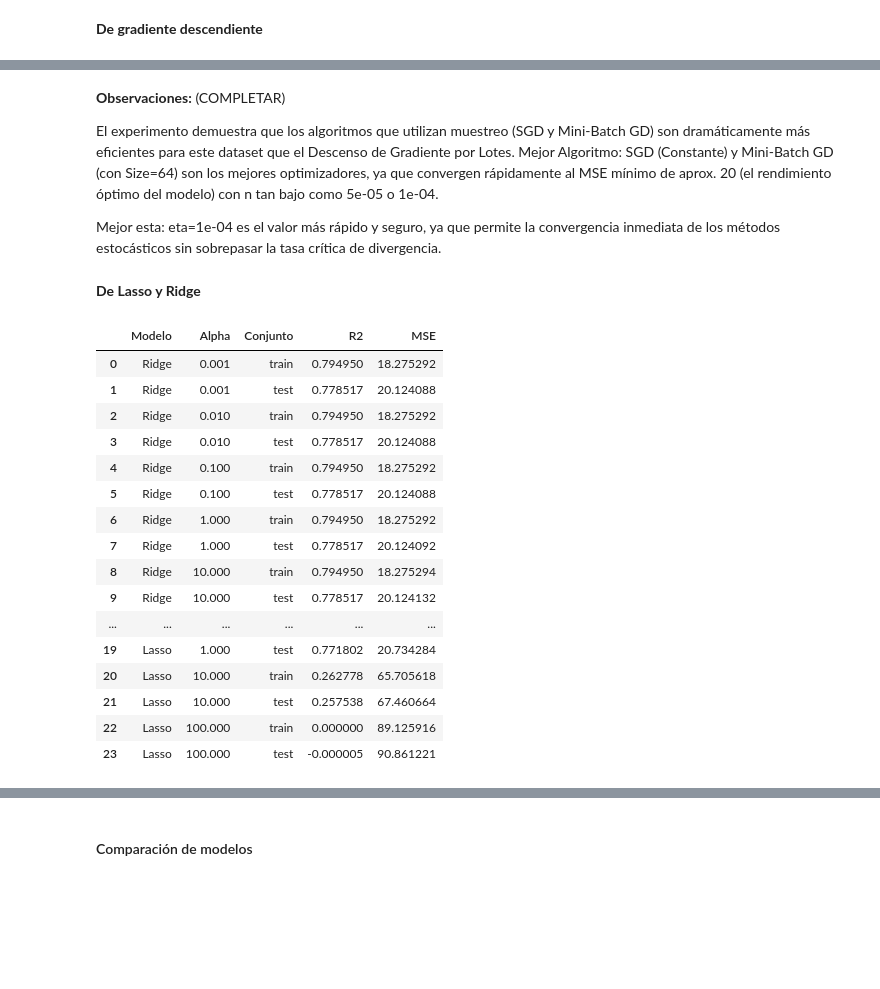
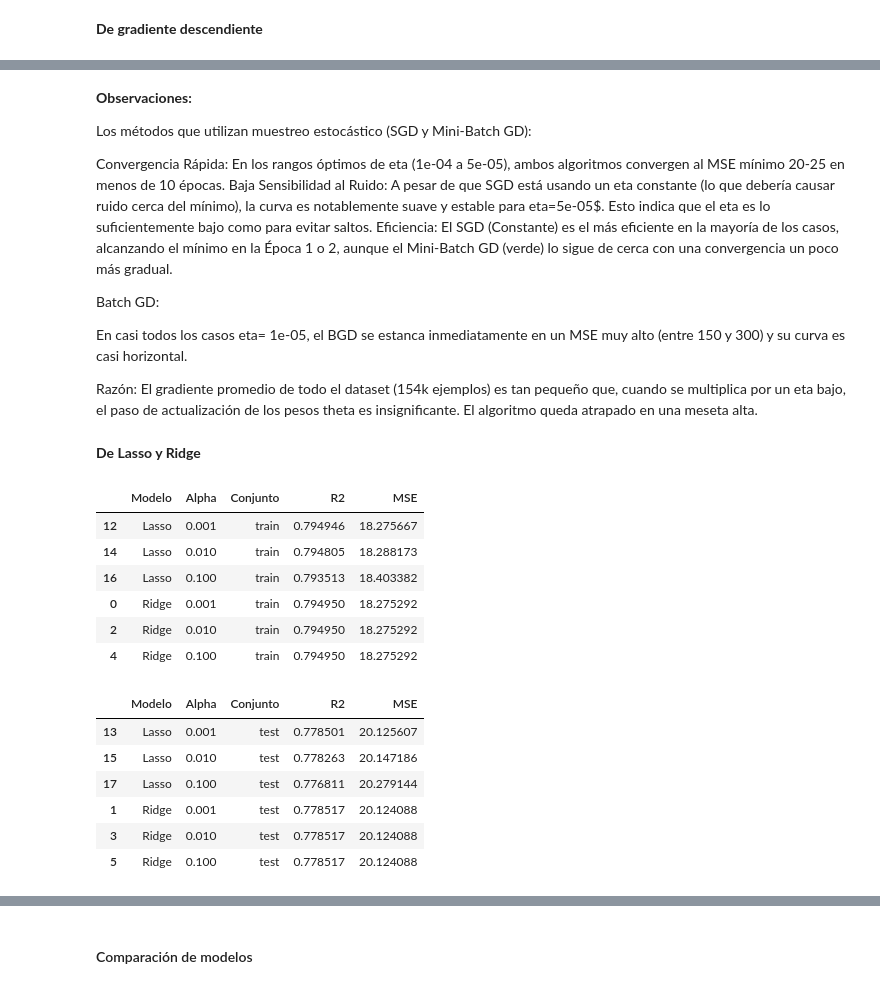
Before and after one commit to CaroRuiz92/AA1-TUIA-2025C2-Ruiz-Quispe, a Jupyter notebook: TP-Regresion-AA1-2025C1.ipynb, the cells around one changed output, grey strips where cells are left out. Cells and saved outputs as stored; diff of their text form; code cells hidden in the pictures; blank space fills up the shorter version.

```diff
--- a/TP-Regresion-AA1-2025C1.ipynb
+++ b/TP-Regresion-AA1-2025C1.ipynb
@@ -1155,14 +1128,21 @@ for eta in etas:
-# %% [markdown]
-**Observaciones:** (COMPLETAR)
-
-El experimento demuestra que los algoritmos que utilizan muestreo (SGD y Mini-Batch GD) son dramáticamente más eficientes para este dataset que el Descenso de Gradiente por Lotes.
-Mejor Algoritmo: SGD (Constante) y Mini-Batch GD (con Size=64) son los mejores optimizadores, ya que convergen rápidamente al MSE mínimo de aprox. 20 (el rendimiento óptimo del modelo) con n tan bajo como 5e-05 o 1e-04.
-
-Mejor esta: eta=1e-04 es el valor más rápido y seguro, ya que permite la convergencia inmediata de los métodos estocásticos sin sobrepasar la tasa crítica de divergencia.
+# %% [markdown]
+**Observaciones:**
+
+Los métodos que utilizan muestreo estocástico (SGD y Mini-Batch GD):
+
+Convergencia Rápida: En los rangos óptimos de eta (1e-04 a 5e-05), ambos algoritmos convergen al MSE mínimo 20-25 en menos de 10 épocas.
+Baja Sensibilidad al Ruido: A pesar de que SGD está usando un eta constante (lo que debería causar ruido cerca del mínimo), la curva es notablemente suave y estable para eta=5e-05$. Esto indica que el eta es lo suficientemente bajo como para evitar saltos.
+Eficiencia: El SGD (Constante) es el más eficiente en la mayoría de los casos, alcanzando el mínimo en la Época 1 o 2, aunque el Mini-Batch GD (verde) lo sigue de cerca con una convergencia un poco más gradual.
+
+Batch GD:
+
+En casi todos los casos eta= 1e-05, el BGD se estanca inmediatamente en un MSE muy alto (entre 150 y 300) y su curva es casi horizontal.
+
+Razón: El gradiente promedio de todo el dataset (154k ejemplos) es tan pequeño que, cuando se multiplica por un eta bajo, el paso de actualización de los pesos theta es insignificante. El algoritmo queda atrapado en una meseta alta.
 # %% [markdown]
 **De Lasso y Ridge**
 # %%
-# Alphas distintoas para probar
+# Alphas distintas para probar
 alphas = [0.001, 0.01, 0.1, 1, 10, 100]
 
 results = []
@@ -1214,26 +1194,27 @@ for alpha in alphas:
         "MSE": mean_squared_error(y_test, y_test_pred)
     })
 
-df_results = pd.DataFrame(results)
-df_results
+df_results_opt = pd.DataFrame(results)
-# %% [output]
-|  | Modelo | Alpha | Conjunto | R2 | MSE |
-| 0 | Ridge | 0.001 | train | 0.794950 | 18.275292 |
-| 1 | Ridge | 0.001 | test | 0.778517 | 20.124088 |
-| 2 | Ridge | 0.010 | train | 0.794950 | 18.275292 |
-| 3 | Ridge | 0.010 | test | 0.778517 | 20.124088 |
-| 4 | Ridge | 0.100 | train | 0.794950 | 18.275292 |
-| 5 | Ridge | 0.100 | test | 0.778517 | 20.124088 |
-| 6 | Ridge | 1.000 | train | 0.794950 | 18.275292 |
-| 7 | Ridge | 1.000 | test | 0.778517 | 20.124092 |
-| 8 | Ridge | 10.000 | train | 0.794950 | 18.275294 |
-| 9 | Ridge | 10.000 | test | 0.778517 | 20.124132 |
-| ... | ... | ... | ... | ... | ... |
-| 19 | Lasso | 1.000 | test | 0.771802 | 20.734284 |
-| 20 | Lasso | 10.000 | train | 0.262778 | 65.705618 |
-| 21 | Lasso | 10.000 | test | 0.257538 | 67.460664 |
-| 22 | Lasso | 100.000 | train | 0.000000 | 89.125916 |
-| 23 | Lasso | 100.000 | test | -0.000005 | 90.861221 |
+# %%
+metricas_conj(df_results_opt, 'train')
+# %% [output]
+|  | Modelo | Alpha | Conjunto | R2 | MSE |
+| 12 | Lasso | 0.001 | train | 0.794946 | 18.275667 |
+| 14 | Lasso | 0.010 | train | 0.794805 | 18.288173 |
+| 16 | Lasso | 0.100 | train | 0.793513 | 18.403382 |
+| 0 | Ridge | 0.001 | train | 0.794950 | 18.275292 |
+| 2 | Ridge | 0.010 | train | 0.794950 | 18.275292 |
+| 4 | Ridge | 0.100 | train | 0.794950 | 18.275292 |
+# %%
+metricas_conj(df_results_opt, 'test')
+# %% [output]
+|  | Modelo | Alpha | Conjunto | R2 | MSE |
+| 13 | Lasso | 0.001 | test | 0.778501 | 20.125607 |
+| 15 | Lasso | 0.010 | test | 0.778263 | 20.147186 |
+| 17 | Lasso | 0.100 | test | 0.776811 | 20.279144 |
+| 1 | Ridge | 0.001 | test | 0.778517 | 20.124088 |
+| 3 | Ridge | 0.010 | test | 0.778517 | 20.124088 |
+| 5 | Ridge | 0.100 | test | 0.778517 | 20.124088 |
 # %%
 plt.figure(figsize=(10,5))
 for model_name in ['Ridge','Lasso']:
```
Also changed, not shown: parts of 16 cells of this notebook.
